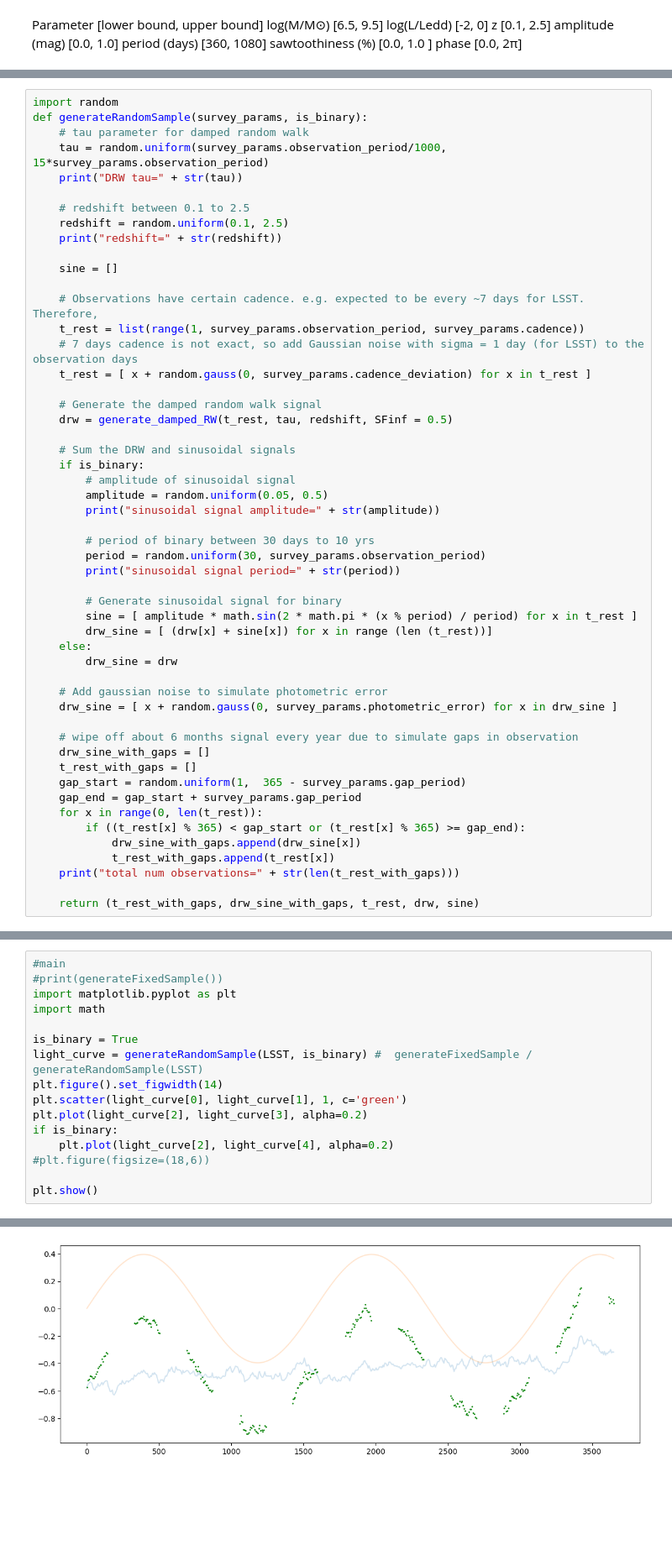
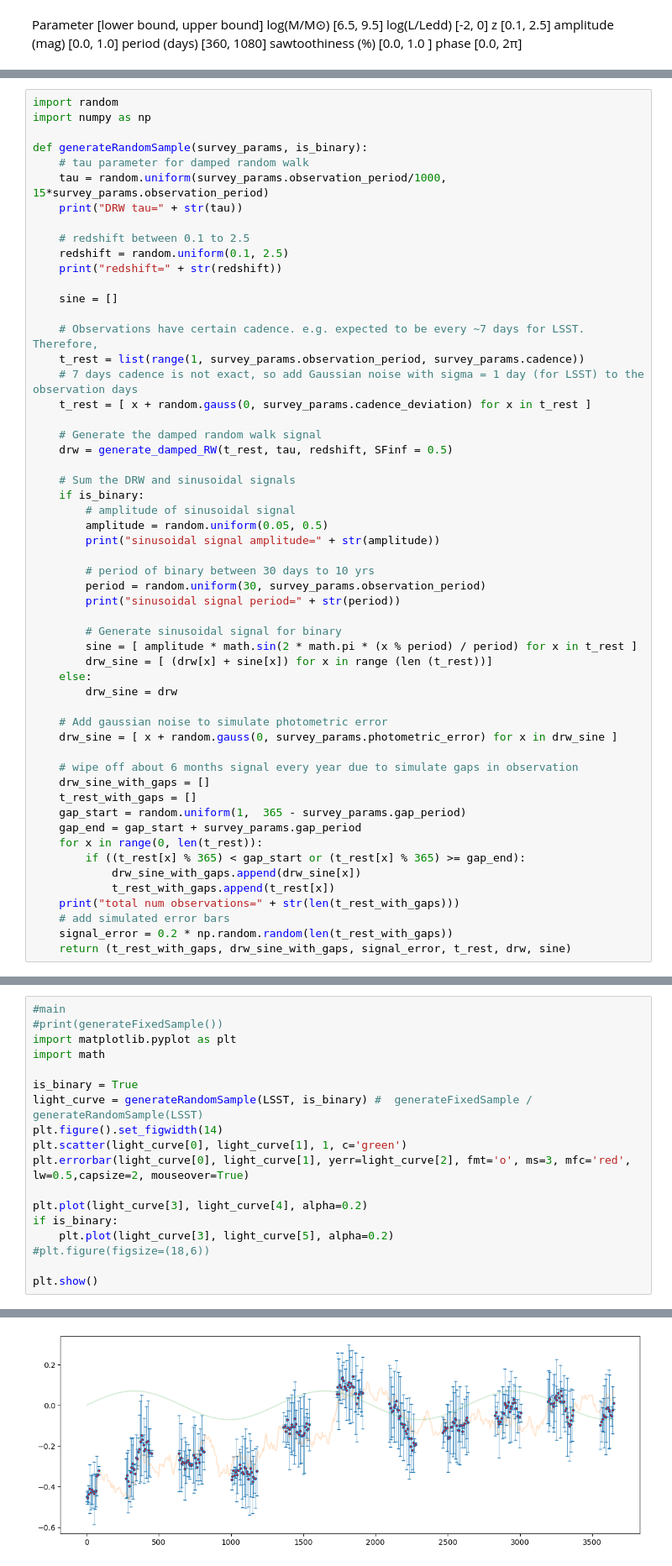
Before and after one commit to skp80286/smbhb_detection, a Jupyter notebook: simulation.ipynb, the cells around one changed output, grey strips where cells are left out. Shown at 84% size. Saved outputs shown, nothing was run; the diff lists cells and outputs as text; blank space fills up the shorter version.

Commit message:
add errorbars to the simulated signal and plot them

```diff
--- a/simulation.ipynb
+++ b/simulation.ipynb
@@ -22,6 +22,8 @@ def generateFixedSample():
     return (t_rest, drw_sine, drw, sine)
 # %%
 import random
+import numpy as np
+
 def generateRandomSample(survey_params, is_binary):
     # tau parameter for damped random walk
     tau = random.uniform(survey_params.observation_period/1000, 15*survey_params.observation_period)
@@ -70,8 +72,9 @@ def generateRandomSample(survey_params, is_binary):
             drw_sine_with_gaps.append(drw_sine[x])
             t_rest_with_gaps.append(t_rest[x])
     print("total num observations=" + str(len(t_rest_with_gaps)))
-
-    return (t_rest_with_gaps, drw_sine_with_gaps, t_rest, drw, sine)
+    # add simulated error bars
+    signal_error = 0.2 * np.random.random(len(t_rest_with_gaps))
+    return (t_rest_with_gaps, drw_sine_with_gaps, signal_error, t_rest, drw, sine)
 # %%
 from dataclasses import dataclass
 @dataclass(frozen=True)
@@ -97,9 +100,11 @@ is_binary = True
 light_curve = generateRandomSample(LSST, is_binary) #  generateFixedSample / generateRandomSample(LSST)
 plt.figure().set_figwidth(14)
 plt.scatter(light_curve[0], light_curve[1], 1, c='green')
-plt.plot(light_curve[2], light_curve[3], alpha=0.2)
+plt.errorbar(light_curve[0], light_curve[1], yerr=light_curve[2], fmt='o', ms=3, mfc='red', lw=0.5,capsize=2, mouseover=True)
+
+plt.plot(light_curve[3], light_curve[4], alpha=0.2)
 if is_binary:
-    plt.plot(light_curve[2], light_curve[4], alpha=0.2)
+    plt.plot(light_curve[3], light_curve[5], alpha=0.2)
 #plt.figure(figsize=(18,6))
 
 plt.show()
@@ -112 +117 @@ total num observations=262
-[figure, old version]
+[figure, new version]
```
Also changed, not shown: parts of 2 cells of this notebook.
